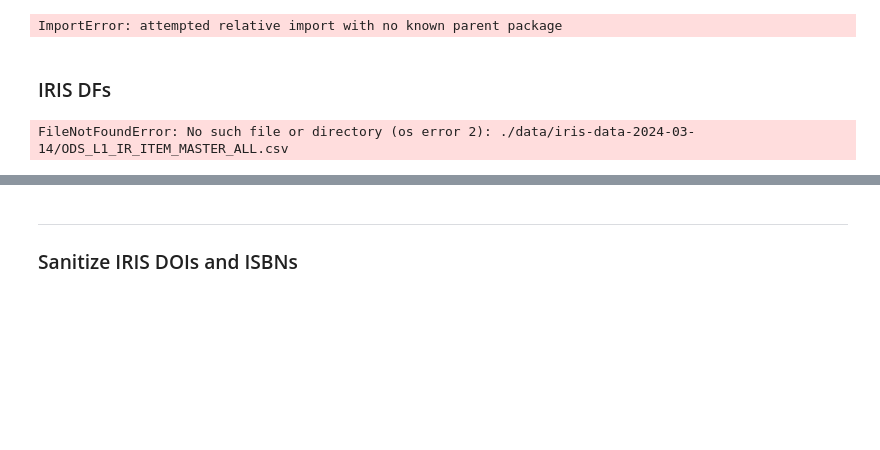
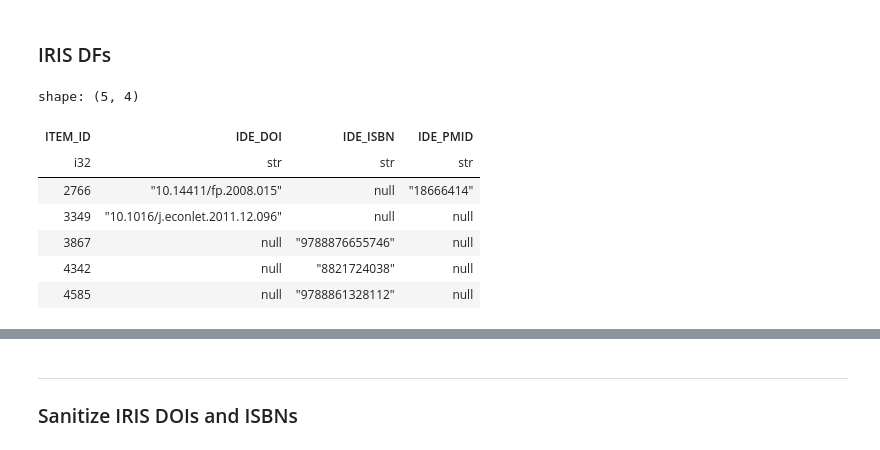
Before and after one commit to open-sci/2023-2024-atreides-code, a Jupyter notebook: notebooks/final.ipynb, the cells around one changed output, grey strips where cells are left out. Drawn from its saved outputs; the diff is of its cells as text; code cells hidden in the pictures; blank space fills up the shorter version.

Commit message:
index zip fix, Path fix

```diff
--- a/notebooks/final.ipynb
+++ b/notebooks/final.ipynb
@@ -1,25 +0,0 @@
-# %%
-import os
-import re
-import glob
-import tempfile
-from zipfile import ZipFile
-import sys
-
-import polars as pl
-pl.Config.set_fmt_str_lengths(100);
-from rapidfuzz import process, fuzz
-from pathlib import Path
-from tqdm import tqdm
-import multiprocessing
-
-from functools import lru_cache
-import dask.dataframe as dd
-from dask.diagnostics import ProgressBar
-ProgressBar().register()
-
-
-sys.path.append('/path/to/application/app/folder')
-from ..src.read_iris import read_iris
-# %% [output]
-ImportError: attempted relative import with no known parent package
@@ -26,16 +22,23 @@ ImportError: attempted relative import with no known parent package
 # %% [markdown]
 ### IRIS DFs
 # %%
-df_iris_master = pl.read_csv('./data/iris-data-2024-03-14/ODS_L1_IR_ITEM_MASTER_ALL.csv', columns=['ITEM_ID', 'YEAR_PUBLISHED', 'TITLE'] ,dtypes={'ITEM_ID': pl.Int32, 'YEAR_PUBLISHED': pl.Utf8, 'TITLE': pl.Utf8})
-df_iris_identifier = pl.read_csv('./data/iris-data-2024-03-14/ODS_L1_IR_ITEM_IDENTIFIER.csv', columns=['ITEM_ID', 'IDE_DOI', 'IDE_ISBN', 'IDE_PMID'] ,dtypes={'ITEM_ID': pl.Int32, 'IDE_DOI': pl.Utf8, 'IDE_ISBN': pl.Utf8, 'IDE_PMID': pl.Utf8})
+df_iris_master = pl.read_csv('../data/iris-data-2024-03-14/ODS_L1_IR_ITEM_MASTER_ALL.csv', columns=['ITEM_ID', 'YEAR_PUBLISHED', 'TITLE'] ,dtypes={'ITEM_ID': pl.Int32, 'YEAR_PUBLISHED': pl.Utf8, 'TITLE': pl.Utf8})
+df_iris_identifier = pl.read_csv('../data/iris-data-2024-03-14/ODS_L1_IR_ITEM_IDENTIFIER.csv', columns=['ITEM_ID', 'IDE_DOI', 'IDE_ISBN', 'IDE_PMID'] ,dtypes={'ITEM_ID': pl.Int32, 'IDE_DOI': pl.Utf8, 'IDE_ISBN': pl.Utf8, 'IDE_PMID': pl.Utf8})
 
 df = df_iris_identifier.join(df_iris_master, on='ITEM_ID', how='inner')
 
 
 df_filtered = df.filter(pl.col('IDE_DOI').is_not_null() | pl.col('IDE_ISBN').is_not_null() | pl.col('IDE_PMID').is_not_null())[
     ['ITEM_ID', 'IDE_DOI', 'IDE_ISBN', 'IDE_PMID']
 ]
 
 df_filtered.head()
 # %% [output]
-FileNotFoundError: No such file or directory (os error 2): ./data/iris-data-2024-03-14/ODS_L1_IR_ITEM_MASTER_ALL.csv
+shape: (5, 4)
+| ITEM_ID | IDE_DOI | IDE_ISBN | IDE_PMID |
+| i32 | str | str | str |
+| 2766 | "10.14411/fp.2008.015" | null | "18666414" |
+| 3349 | "10.1016/j.econlet.2011.12.096" | null | null |
+| 3867 | null | "9788876655746" | null |
+| 4342 | null | "8821724038" | null |
+| 4585 | null | "9788861328112" | null |
```
Also changed, not shown: parts of 5 cells of this notebook, 2 other files.
